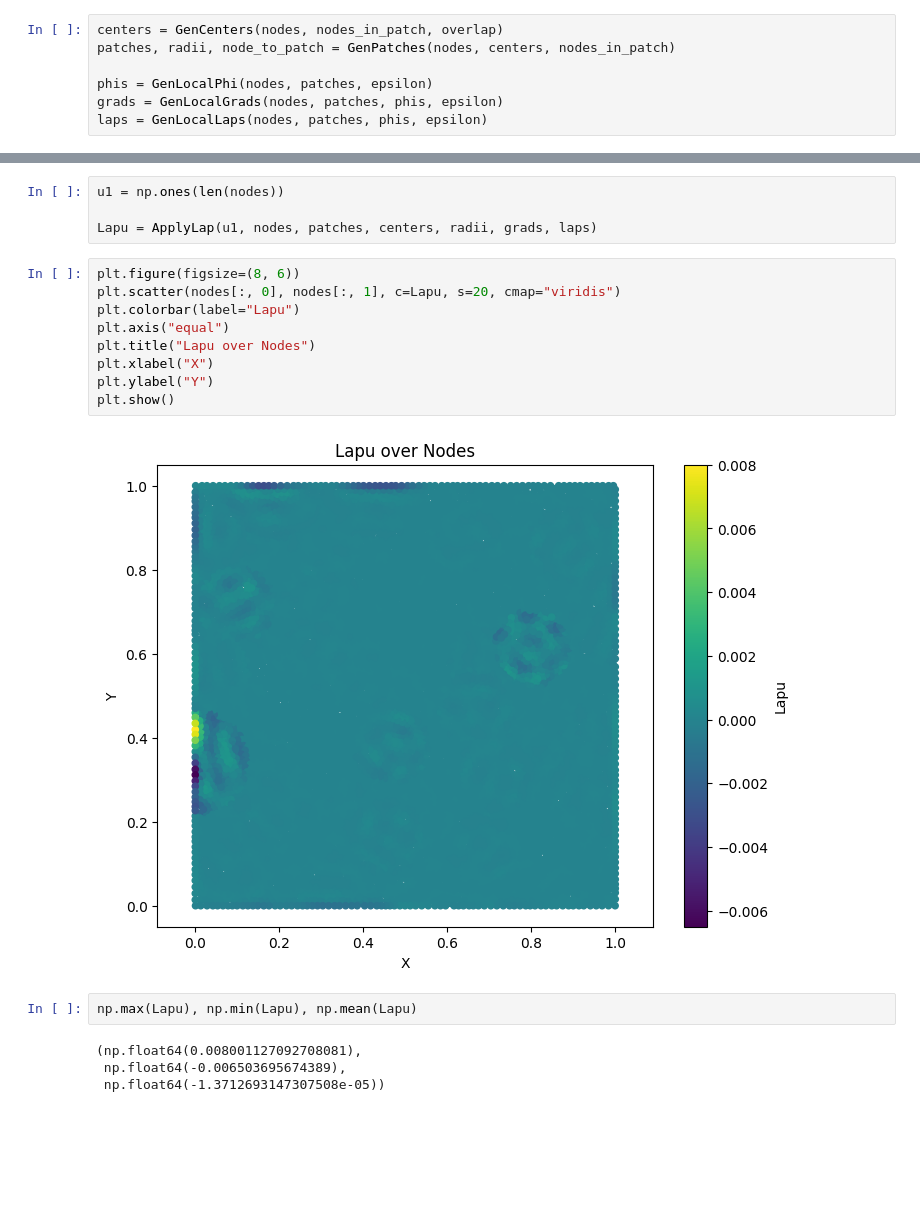
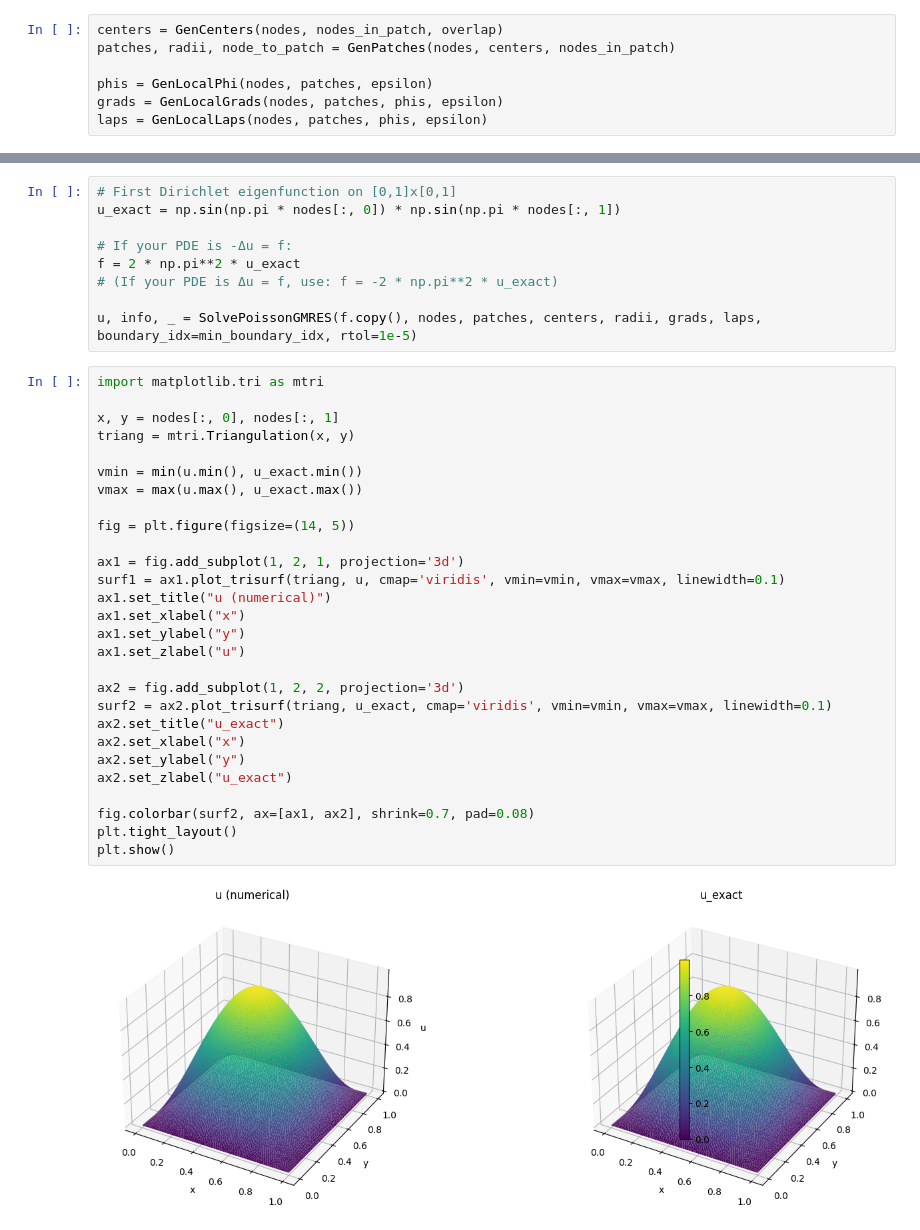
Before and after one commit to redhorn144/cs-554, a Jupyter notebook: pura/pu/PuSpectral.ipynb, the cells around one changed output, grey strips where cells are left out. Cells and saved outputs as stored; diff of their text form; blank space fills up the shorter version.

Commit message:
GMRES and RA

```diff
--- a/pura/pu/PuSpectral.ipynb
+++ b/pura/pu/PuSpectral.ipynb
@@ -63,21 +33,39 @@ Mean patch radius: 0.1528
-# %%
-u1 = np.ones(len(nodes))
-
-Lapu = ApplyLap(u1, nodes, patches, centers, radii, grads, laps)
-# %%
-plt.figure(figsize=(8, 6))
-plt.scatter(nodes[:, 0], nodes[:, 1], c=Lapu, s=20, cmap="viridis")
-plt.colorbar(label="Lapu")
-plt.axis("equal")
-plt.title("Lapu over Nodes")
-plt.xlabel("X")
-plt.ylabel("Y")
-plt.show()
-# %% [output]
-[figure, removed]
-# %%
-np.max(Lapu), np.min(Lapu), np.mean(Lapu)
-# %% [output]
-(np.float64(0.008001127092708081),
- np.float64(-0.006503695674389),
- np.float64(-1.3712693147307508e-05))
+# %%
+# First Dirichlet eigenfunction on [0,1]x[0,1]
+u_exact = np.sin(np.pi * nodes[:, 0]) * np.sin(np.pi * nodes[:, 1])
+
+# If your PDE is -Δu = f:
+f = 2 * np.pi**2 * u_exact
+# (If your PDE is Δu = f, use: f = -2 * np.pi**2 * u_exact)
+
+u, info, _ = SolvePoissonGMRES(f.copy(), nodes, patches, centers, radii, grads, laps, boundary_idx=min_boundary_idx, rtol=1e-5)
+# %%
+import matplotlib.tri as mtri
+
+x, y = nodes[:, 0], nodes[:, 1]
+triang = mtri.Triangulation(x, y)
+
+vmin = min(u.min(), u_exact.min())
+vmax = max(u.max(), u_exact.max())
+
+fig = plt.figure(figsize=(14, 5))
+
+ax1 = fig.add_subplot(1, 2, 1, projection='3d')
+surf1 = ax1.plot_trisurf(triang, u, cmap='viridis', vmin=vmin, vmax=vmax, linewidth=0.1)
+ax1.set_title("u (numerical)")
+ax1.set_xlabel("x")
+ax1.set_ylabel("y")
+ax1.set_zlabel("u")
+
+ax2 = fig.add_subplot(1, 2, 2, projection='3d')
+surf2 = ax2.plot_trisurf(triang, u_exact, cmap='viridis', vmin=vmin, vmax=vmax, linewidth=0.1)
+ax2.set_title("u_exact")
+ax2.set_xlabel("x")
+ax2.set_ylabel("y")
+ax2.set_zlabel("u_exact")
+
+fig.colorbar(surf2, ax=[ax1, ax2], shrink=0.7, pad=0.08)
+plt.tight_layout()
+plt.show()
+# %% [output]
+[figure, added]
```
Also changed, not shown: parts of 3 cells of this notebook, 3 other files.
